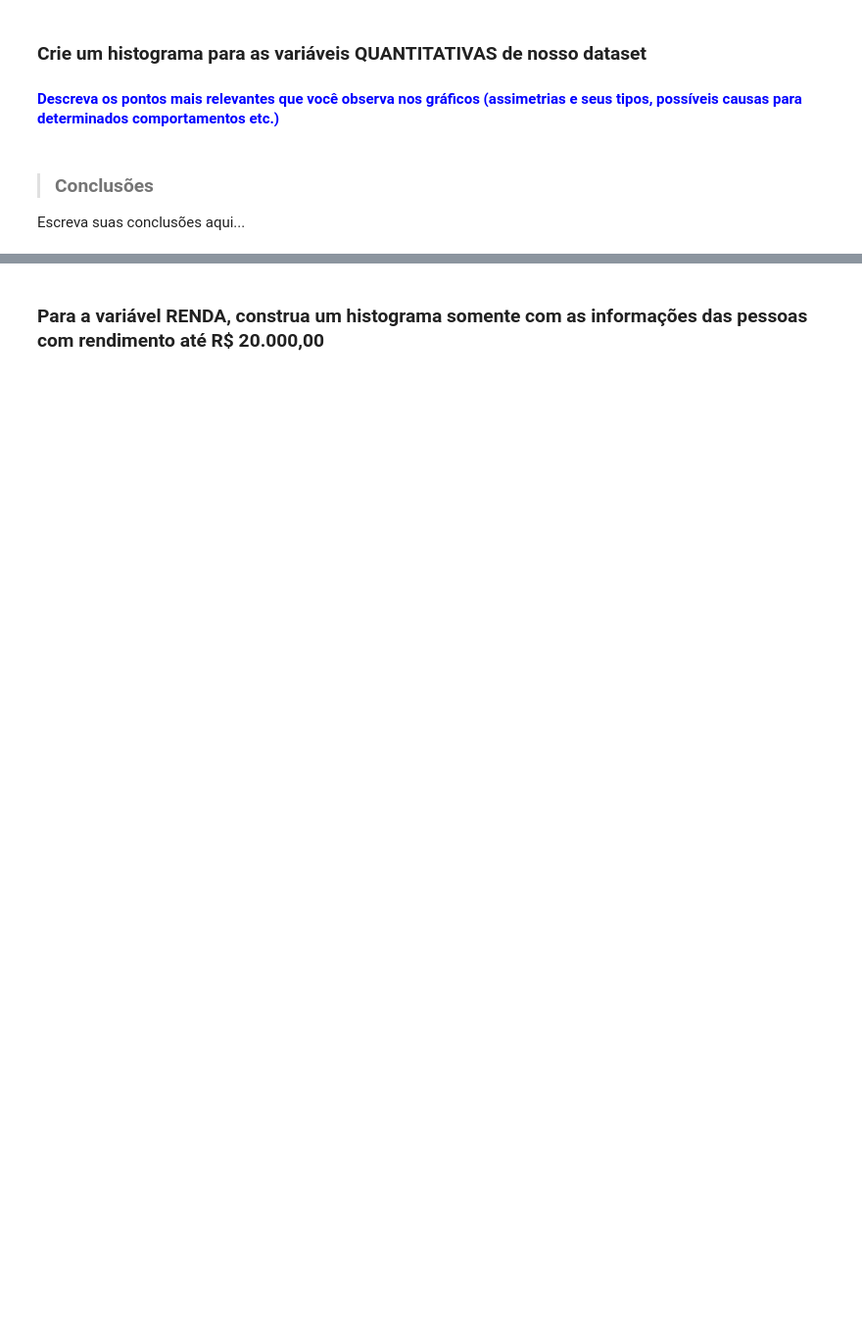
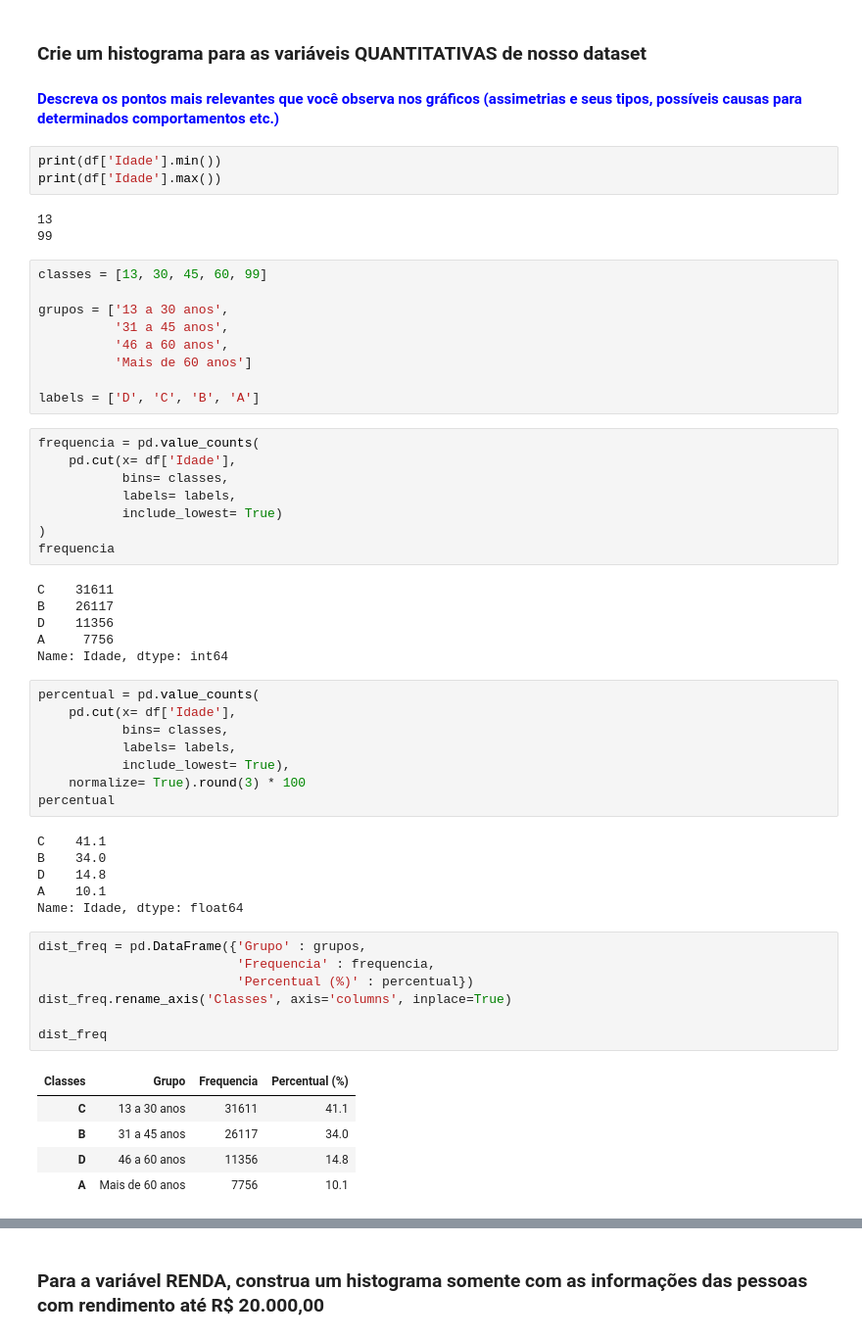
Before and after one commit to albertomendess/Estudos, a Jupyter notebook: Análise_Descritiva.ipynb, the cells around one changed output, grey strips where cells are left out. Shown: that part at 98% size. Cells and saved outputs as stored; diff of their text form; blank space fills up the shorter version.

```diff
--- a/Análise_Descritiva.ipynb
+++ b/Análise_Descritiva.ipynb
@@ -190,7 +270,59 @@ Escreva suas conclusões aqui...
 # %% [markdown]
 ### Crie um histograma para as variáveis QUANTITATIVAS de nosso dataset
 #### <font color='blue'>Descreva os pontos mais relevantes que você observa nos gráficos (assimetrias e seus tipos, possíveis causas para determinados comportamentos etc.)</font>
-# %% [markdown]
-> ### Conclusões
-
-Escreva suas conclusões aqui...
+# %%
+print(df['Idade'].min())
+print(df['Idade'].max())
+# %% [output]
+13
+99
+# %%
+classes = [13, 30, 45, 60, 99]
+
+grupos = ['13 a 30 anos',
+          '31 a 45 anos',
+          '46 a 60 anos',
+          'Mais de 60 anos']
+
+labels = ['D', 'C', 'B', 'A']
+# %%
+frequencia = pd.value_counts(
+    pd.cut(x= df['Idade'],
+           bins= classes,
+           labels= labels,
+           include_lowest= True)
+)
+frequencia
+# %% [output]
+C    31611
+B    26117
+D    11356
+A     7756
+Name: Idade, dtype: int64
+# %%
+percentual = pd.value_counts(
+    pd.cut(x= df['Idade'],
+           bins= classes,
+           labels= labels,
+           include_lowest= True),
+    normalize= True).round(3) * 100
+percentual
+# %% [output]
+C    41.1
+B    34.0
+D    14.8
+A    10.1
+Name: Idade, dtype: float64
+# %%
+dist_freq = pd.DataFrame({'Grupo' : grupos,
+                          'Frequencia' : frequencia,
+                          'Percentual (%)' : percentual})
+dist_freq.rename_axis('Classes', axis='columns', inplace=True)
+
+dist_freq
+# %% [output]
+| Classes | Grupo | Frequencia | Percentual (%) |
+| C | 13 a 30 anos | 31611 | 41.1 |
+| B | 31 a 45 anos | 26117 | 34.0 |
+| D | 46 a 60 anos | 11356 | 14.8 |
+| A | Mais de 60 anos | 7756 | 10.1 |
```
Also changed, not shown: parts of 16 cells of this notebook.
